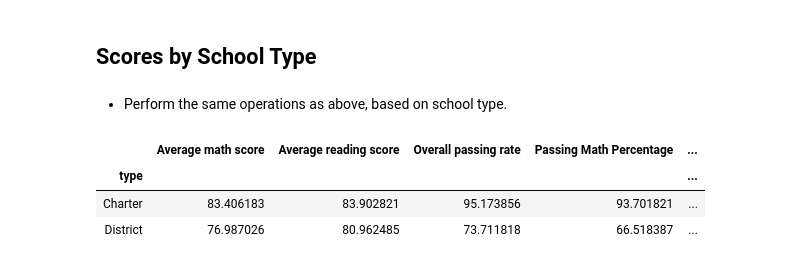
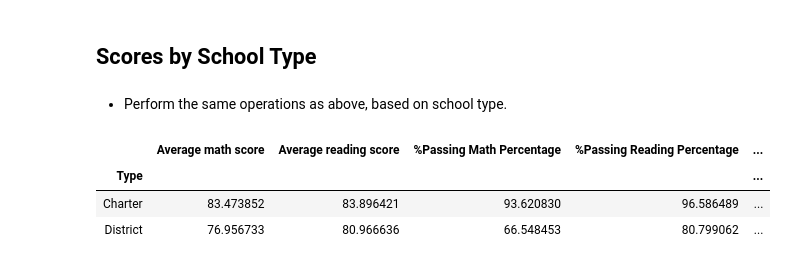
Before and after one commit to shakespearbi/pandas-challenge, a Jupyter notebook: PyCitySchools/PyCitySchools_starter.ipynb, the cells around one changed output. Cells and saved outputs as stored; diff of their text form; code cells hidden in the pictures.

```diff
--- a/PyCitySchools/PyCitySchools_starter.ipynb
+++ b/PyCitySchools/PyCitySchools_starter.ipynb
@@ -359,0 +357,4 @@ overall2 = (per_pass_math2 + per_pass_reading2)/2
+# %%
+summary_school = summary_school[["Average Reading Score", "Average Math Score", "% Passing Math", "% Passing Reading", "Overall Passing Rate"]]
+
+summary_school["School Size"] = pd.cut(school_data.set_index("school_name")["size"], size_bins, labels=group_names)
@@ -392,12 +394,22 @@ overall3 = (per_pass_math3 + per_pass_reading3)/2
+# %%
+summary_school["Type"] = school_data.set_index("school_name")["type"]
+# %%
+type_grouped = summary_school.groupby(["Type"])
+# %%
+avg_math_score3 = type_grouped["Average Math Score"].mean()
+avg_read_score3 = type_grouped["Average Reading Score"].mean()
+per_pass_math3 = type_grouped["% Passing Math"].mean() * 100
+per_pass_reading3 = type_grouped["% Passing Reading"].mean() * 100
+overall3 = type_grouped["Overall Passing Rate"].mean() * 100
 # %%
 type_df = pd.DataFrame({"Average math score":avg_math_score3,
-                            "Average reading score":avg_read_score3,
-                            "Overall passing rate":overall3,
-                            "Passing Math Percentage":per_pass_math3,
-                            "Passing Reading Percentage": per_pass_reading3})
+                        "Average reading score":avg_read_score3,
+                        "%Passing Math Percentage":per_pass_math3,
+                        "%Passing Reading Percentage": per_pass_reading3,
+                        "%Overall passing rate":overall3})
 type_df
 # %% [output]
-|  | Average math score | Average reading score | Overall passing rate | Passing Math Percentage | ... |
-| type |  |  |  |  | ... |
-| Charter | 83.406183 | 83.902821 | 95.173856 | 93.701821 | ... |
-| District | 76.987026 | 80.962485 | 73.711818 | 66.518387 | ... |
+|  | Average math score | Average reading score | %Passing Math Percentage | %Passing Reading Percentage | ... |
+| Type |  |  |  |  | ... |
+| Charter | 83.473852 | 83.896421 | 93.620830 | 96.586489 | ... |
+| District | 76.956733 | 80.966636 | 66.548453 | 80.799062 | ... |
```
Also changed, not shown: parts of 26 cells of this notebook, 3 other files.
